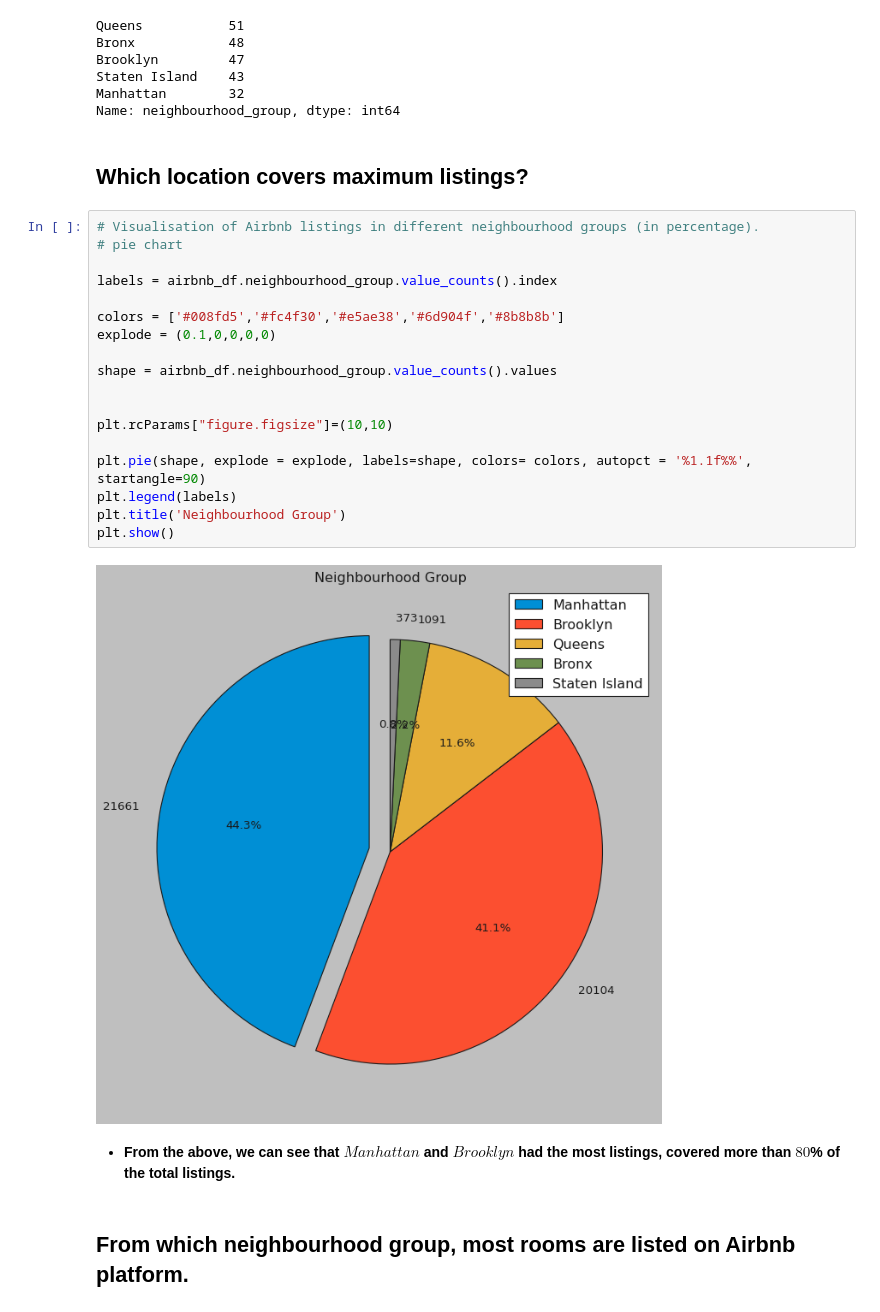
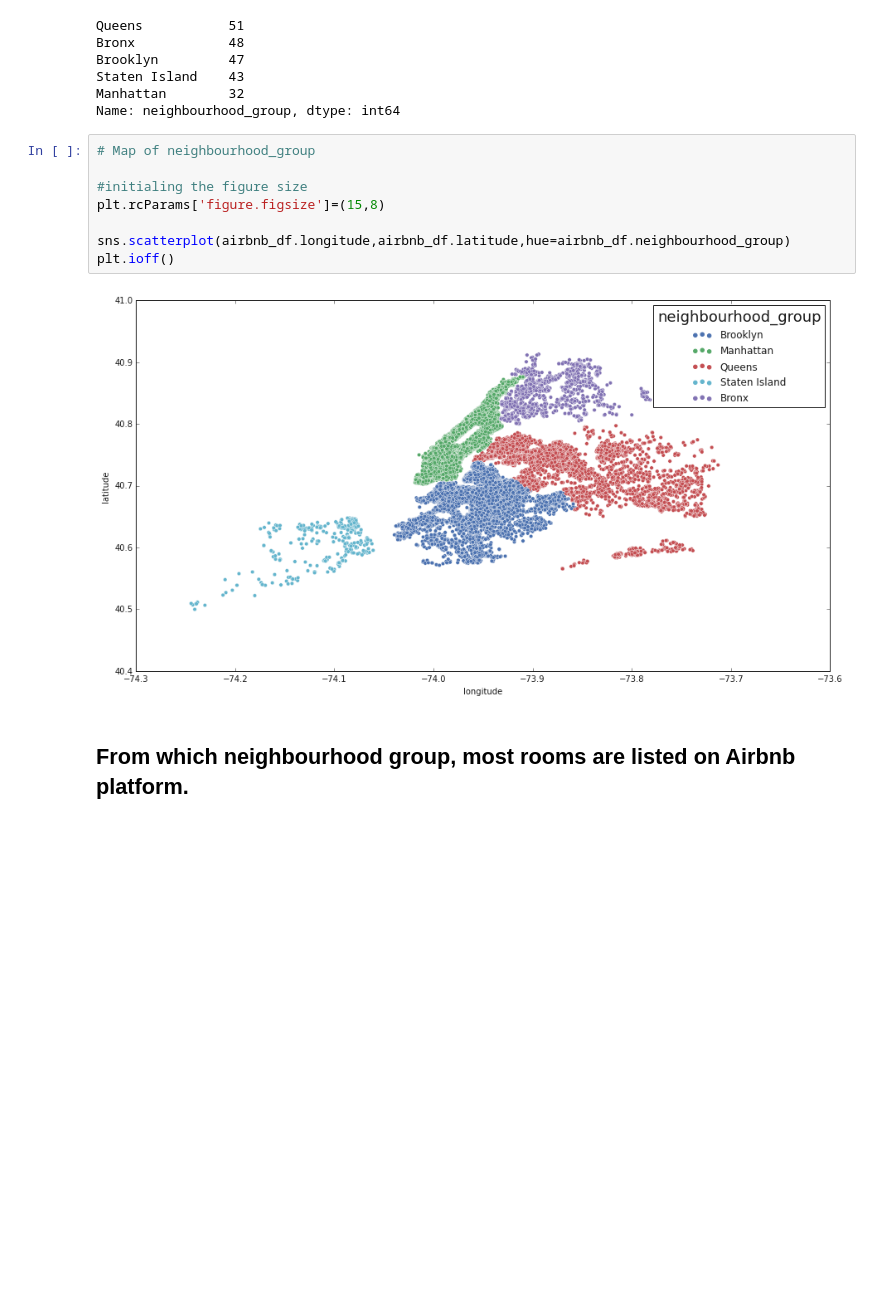
Before and after one commit to vir097/Airbnb-Bookings-Analysis---Capstone-Project, a Jupyter notebook: Airbnb_Bookings_Analysis_Capstone_Project.ipynb, the cells around one changed output. Drawn from its saved outputs; the diff is of its cells as text; blank space fills up the shorter version.

```diff
--- a/Airbnb_Bookings_Analysis_Capstone_Project.ipynb
+++ b/Airbnb_Bookings_Analysis_Capstone_Project.ipynb
@@ -466,29 +445,15 @@ Brooklyn         47
 Staten Island    43
 Manhattan        32
 Name: neighbourhood_group, dtype: int64
-# %% [markdown]
-## **Which location covers maximum listings?**
-# %%
-# Visualisation of Airbnb listings in different neighbourhood groups (in percentage).
-# pie chart
-
-labels = airbnb_df.neighbourhood_group.value_counts().index
-
-colors = ['#008fd5','#fc4f30','#e5ae38','#6d904f','#8b8b8b']
-explode = (0.1,0,0,0,0)
-
-shape = airbnb_df.neighbourhood_group.value_counts().values
-
-
-plt.rcParams["figure.figsize"]=(10,10)
-
-plt.pie(shape, explode = explode, labels=shape, colors= colors, autopct = '%1.1f%%', startangle=90)
-plt.legend(labels)
-plt.title('Neighbourhood Group')
-plt.show()
-# %% [output]
-[figure, removed]
-# %% [markdown]
-* **From the above, we can see that $Manhattan$ and $Brooklyn$ had the most listings, covered more than $80$% of the total listings.**
+# %%
+# Map of neighbourhood_group
+
+#initialing the figure size
+plt.rcParams['figure.figsize']=(15,8)
+
+sns.scatterplot(airbnb_df.longitude,airbnb_df.latitude,hue=airbnb_df.neighbourhood_group)
+plt.ioff()
+# %% [output]
+[figure, added]
 # %% [markdown]
 ## **From which neighbourhood group, most rooms are listed on Airbnb platform.**
```
Also changed, not shown: parts of 69 cells of this notebook.
